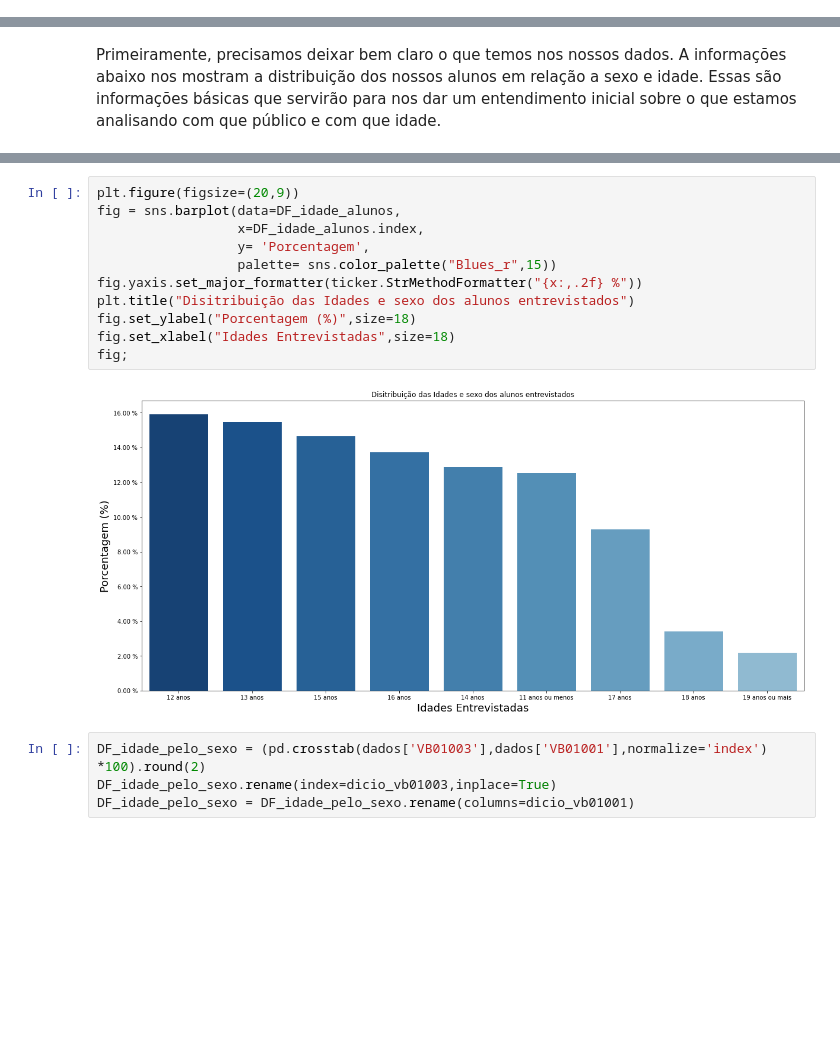
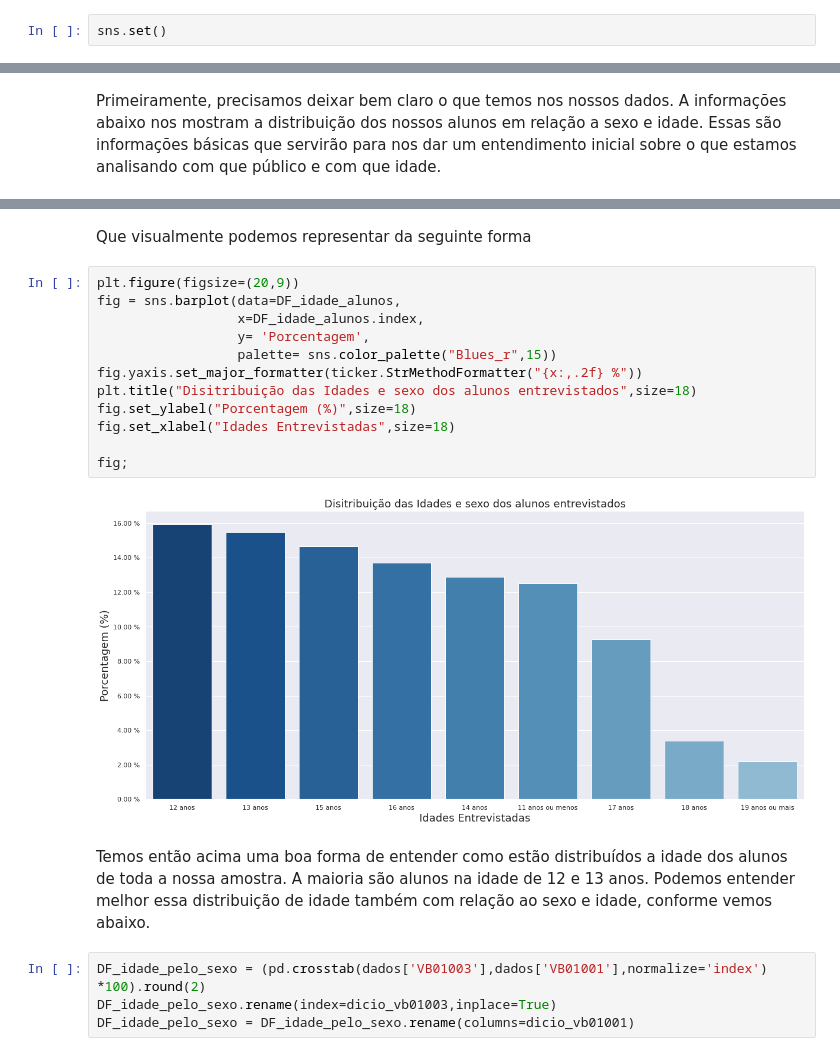
Before and after one commit to MatheusOrange211/Bootcamp-Alura, a Jupyter notebook: PROJETO_MODULO_3.ipynb, the cells around one changed output, grey strips where cells are left out. Cells and saved outputs as stored; diff of their text form; blank space fills up the shorter version.

```diff
--- a/PROJETO_MODULO_3.ipynb
+++ b/PROJETO_MODULO_3.ipynb
@@ -19,6 +17,8 @@ import seaborn as sns
 import plotly.express as px
 import plotly.graph_objects as go
 from plotly.subplots import make_subplots
+# %%
+sns.set()
 # %% [markdown]
 #IMPORTANDO OS DADOS
 # %%
@@ -88,16 +117,21 @@ DF_idade_alunos = formated_table(dados["VB01003"],dicio_vb01003,"Idade")
+# %% [markdown]
+Que visualmente podemos representar da seguinte forma
 # %%
 plt.figure(figsize=(20,9))
 fig = sns.barplot(data=DF_idade_alunos,
                   x=DF_idade_alunos.index,
                   y= 'Porcentagem',
                   palette= sns.color_palette("Blues_r",15))
 fig.yaxis.set_major_formatter(ticker.StrMethodFormatter("{x:,.2f} %"))
-plt.title("Disitribuição das Idades e sexo dos alunos entrevistados")
+plt.title("Disitribuição das Idades e sexo dos alunos entrevistados",size=18)
 fig.set_ylabel("Porcentagem (%)",size=18)
 fig.set_xlabel("Idades Entrevistadas",size=18)
+
 fig;
 # %% [output]
-[figure, old version]
+[figure, new version]
+# %% [markdown]
+Temos então acima uma boa forma de entender como estão distribuídos a idade dos alunos de toda a nossa amostra. A maioria são alunos na idade de 12 e 13 anos. Podemos entender melhor essa distribuição de idade também com relação ao sexo e idade, conforme vemos abaixo.
 # %%
 DF_idade_pelo_sexo = (pd.crosstab(dados['VB01003'],dados['VB01001'],normalize='index') *100).round(2)
 DF_idade_pelo_sexo.rename(index=dicio_vb01003,inplace=True)
```
Also changed, not shown: parts of 68 cells of this notebook.
